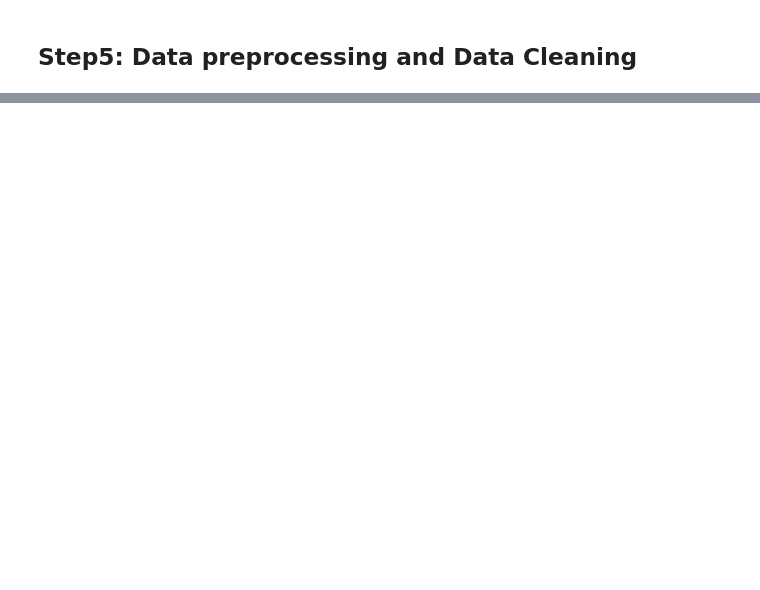
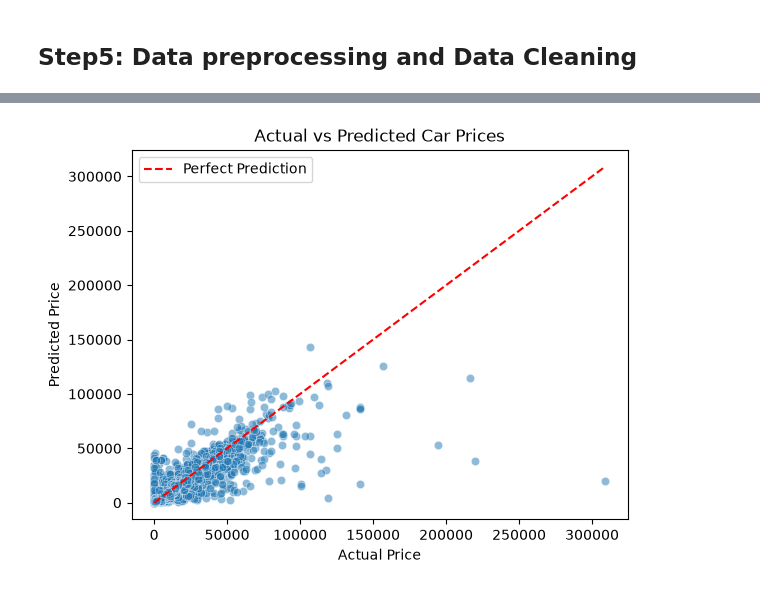
Before and after one commit to vaishu1076/Machine-Learning, a Jupyter notebook: Linear Regression/Logistic regression.ipynb/Feature Engineering/Imbalanced Data/Dicision Tree/Ensemble Methods.ipynb/Assignments/CAR-PROJECT/Car price prediction Project.ipynb, the cells around one changed output, grey strips where cells are left out. Cells and saved outputs as stored; diff of their text form; code cells hidden in the pictures; blank space fills up the shorter version.

```diff
--- a/Linear Regression/Logistic regression.ipynb/Feature Engineering/Imbalanced Data/Dicision Tree/Ensemble Methods.ipynb/Assignments/CAR-PROJECT/Car price prediction Project.ipynb
+++ b/Linear Regression/Logistic regression.ipynb/Feature Engineering/Imbalanced Data/Dicision Tree/Ensemble Methods.ipynb/Assignments/CAR-PROJECT/Car price prediction Project.ipynb
@@ -233,0 +418,12 @@ print(ytrain.shape,ytest.shape)
+# %%
+# Identify Categorical and numerical columns
+cat = list(xtrain.select_dtypes(
+    include=['object', 'str', 'category']
+).columns)
+
+con = list(xtrain.select_dtypes(
+    include='number'
+).columns)
+
+print("Categorical columns:", cat)
+print("Numerical columns:", con)
@@ -322,0 +602,20 @@ dct = {
+# %%
+import matplotlib.pyplot as plt
+import seaborn as sns
+
+sns.scatterplot(x=ytest.values.ravel(), y=ytest_pred, alpha=0.5)
+
+plt.plot(
+    [0, ytest.max().iloc[0]],
+    [0, ytest.max().iloc[0]],
+    'r--',
+    label='Perfect Prediction'
+)
+
+plt.xlabel("Actual Price")
+plt.ylabel("Predicted Price")
+plt.title("Actual vs Predicted Car Prices")
+plt.legend()
+plt.show()
+# %% [output]
+[figure, added]
```
Also changed, not shown: parts of 69 cells of this notebook, 3 other files.
